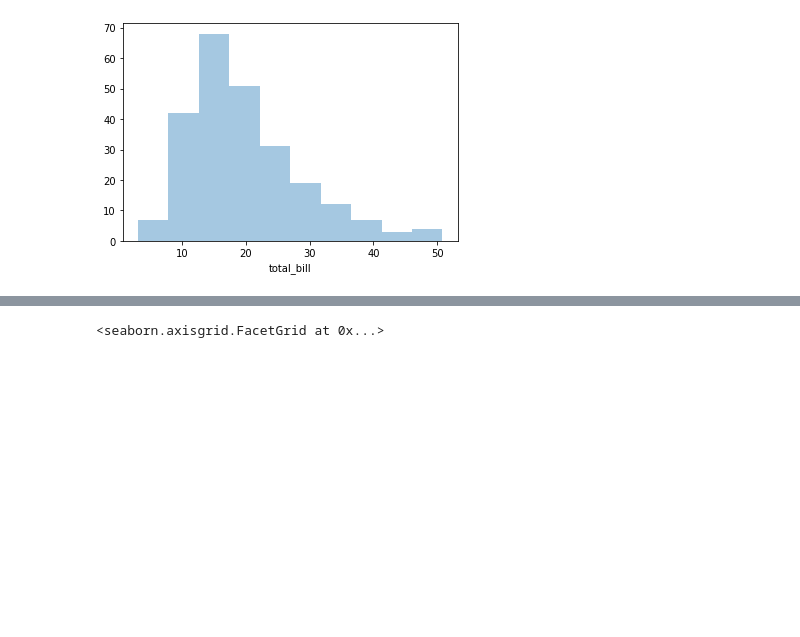
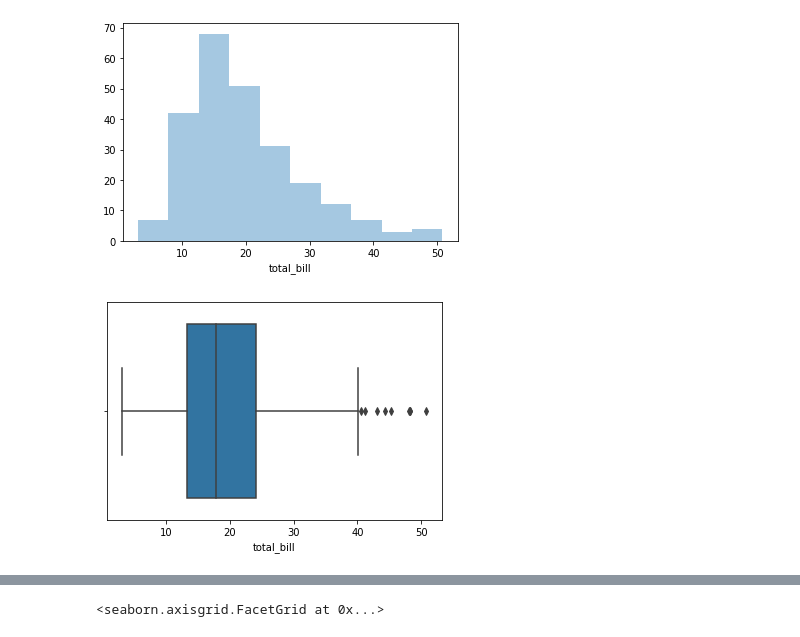
Before and after one commit to KatarzynaConnell/Fundamentals-Assessment-2019, a Jupyter notebook: Notebook.ipynb, the cells around one changed output, grey strips where cells are left out. Cells and saved outputs as stored; diff of their text form; code cells hidden in the pictures; blank space fills up the shorter version.

```diff
--- a/Notebook.ipynb
+++ b/Notebook.ipynb
@@ -87,3 +96,8 @@ sns.distplot(df['tip'], kde=False, bins=10);
 sns.distplot(df['total_bill'], kde=False, bins=10);
 # %% [output]
 [figure]
+# %%
+sns.boxplot(x="total_bill", data=df)
+fig.tight_layout()
+# %% [output]
+[figure, added]
```
Also changed, not shown: parts of 24 cells of this notebook.
